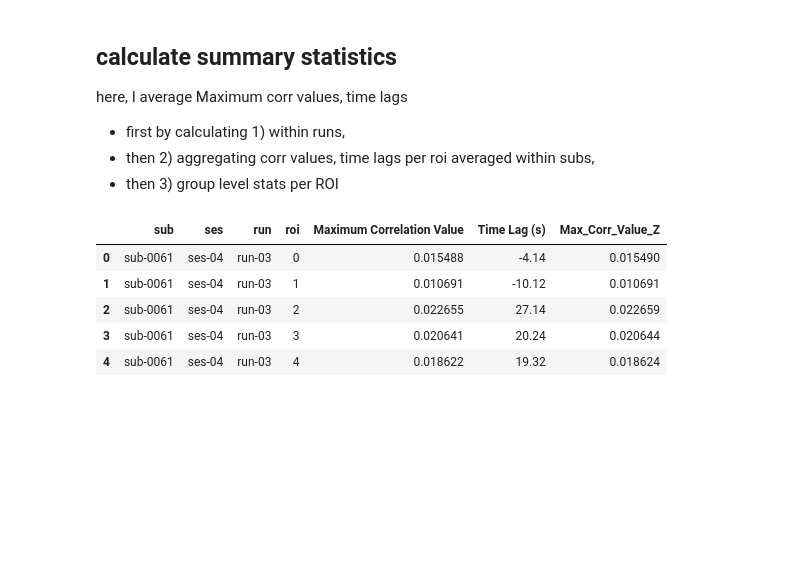
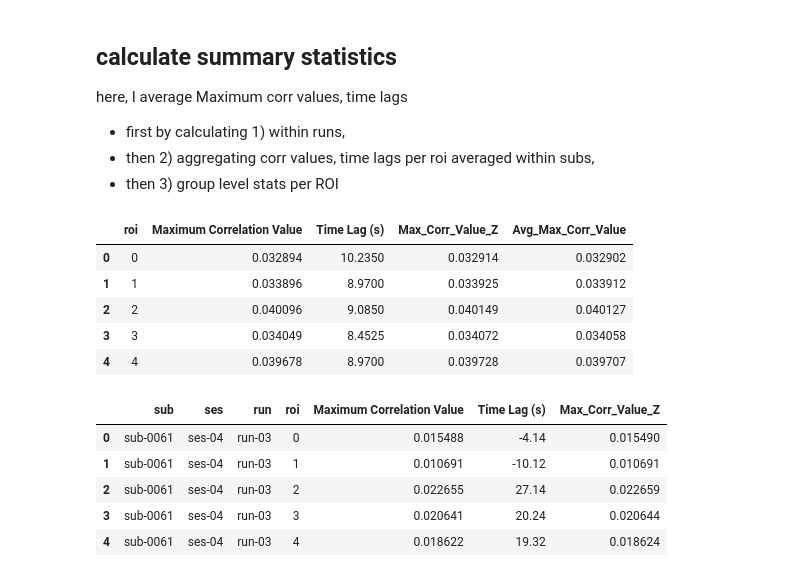
Before and after one commit to jungheejung/spacetop_biopac, a Jupyter notebook: scripts/p05_xcorr/c02_plotxcorr_sandbox_noZ.ipynb, the cells around one changed output. Drawn from its saved outputs; the diff is of its cells as text; code cells hidden in the pictures; blank space fills up the shorter version.

```diff
--- a/scripts/p05_xcorr/c02_plotxcorr_sandbox_noZ.ipynb
+++ b/scripts/p05_xcorr/c02_plotxcorr_sandbox_noZ.ipynb
@@ -212,6 +212,15 @@ avg_per_ses = df.groupby(['sub', 'ses', 'roi']).median().reset_index()
 avg_per_sub = avg_per_ses.groupby(['sub', 'roi']).median().reset_index()
 group_level_avg = avg_per_sub.groupby('roi').median().reset_index()
 group_level_avg['Avg_Max_Corr_Value'] = np.tanh(group_level_avg['Max_Corr_Value_Z'])
+# %%
+group_level_avg.head()
+# %% [output]
+|  | roi | Maximum Correlation Value | Time Lag (s) | Max_Corr_Value_Z | Avg_Max_Corr_Value |
+| 0 | 0 | 0.032894 | 10.2350 | 0.032914 | 0.032902 |
+| 1 | 1 | 0.033896 | 8.9700 | 0.033925 | 0.033912 |
+| 2 | 2 | 0.040096 | 9.0850 | 0.040149 | 0.040127 |
+| 3 | 3 | 0.034049 | 8.4525 | 0.034072 | 0.034058 |
+| 4 | 4 | 0.039678 | 8.9700 | 0.039728 | 0.039707 |
 # %%
 df.head()
 # %% [output]
```
